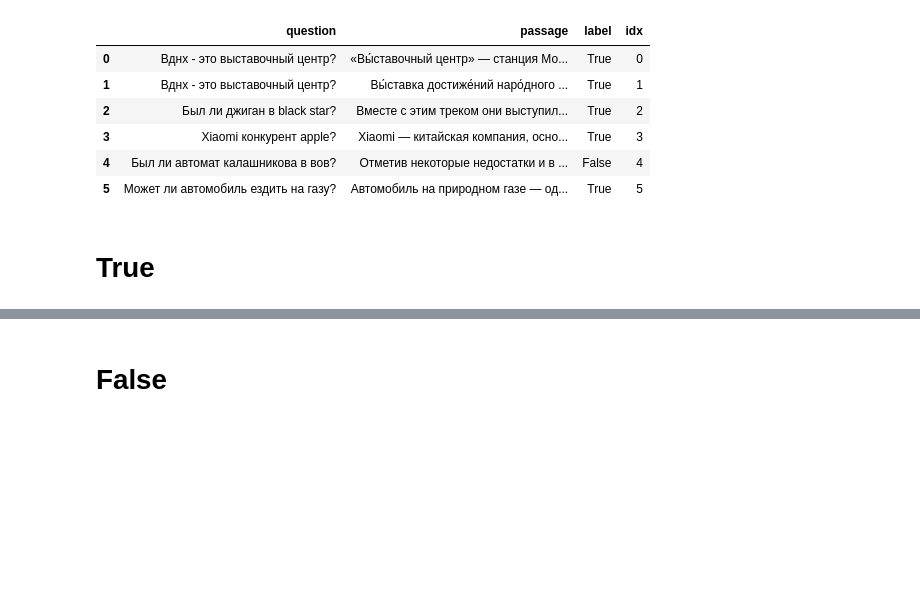
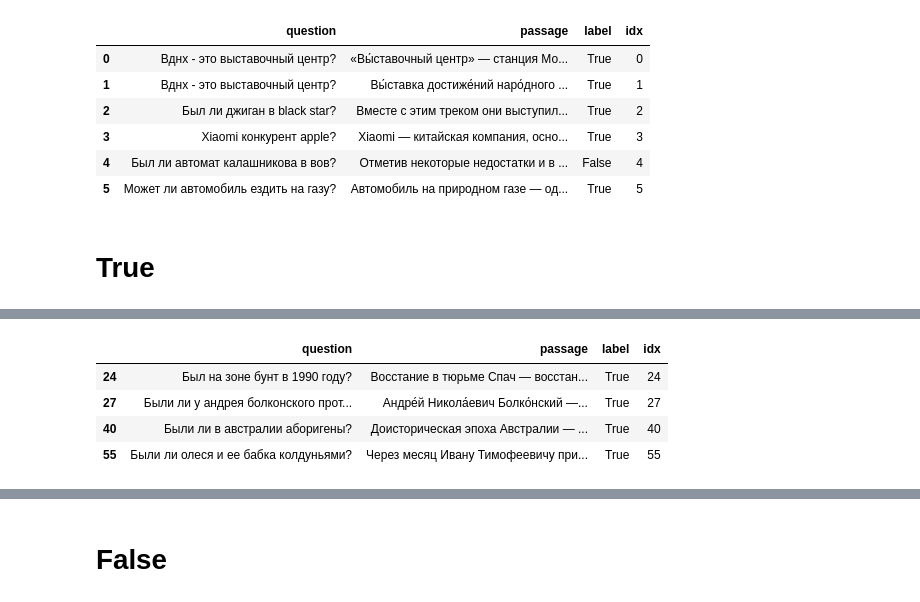
Before and after one commit to tatiana-iazykova/2020_HACK_RUSSIANSUPERGLUE, a Jupyter notebook: RSG_DaNetQA.ipynb, the cells around one changed output, grey strips where cells are left out. Drawn from its saved outputs; the diff is of its cells as text; code cells hidden in the pictures; blank space fills up the shorter version.

```diff
--- a/RSG_DaNetQA.ipynb
+++ b/RSG_DaNetQA.ipynb
@@ -208,0 +225,9 @@ df_true.head()
+# %%
+#ошибки
+df.iloc[[24, 27, 40, 55]]
+# %% [output]
+|  | question | passage | label | idx |
+| 24 | Был на зоне бунт в 1990 году? | Восстание в тюрьме Спач — восстан... | True | 24 |
+| 27 | Были ли у андрея болконского прот... | Андре́й Никола́евич Болко́нский —... | True | 27 |
+| 40 | Были ли в австралии аборигены? | Доисторическая эпоха Австралии — ... | True | 40 |
+| 55 | Были ли олеся и ее бабка колдуньями? | Через месяц Ивану Тимофеевичу при... | True | 55 |
```
Also changed, not shown: parts of 32 cells of this notebook.
